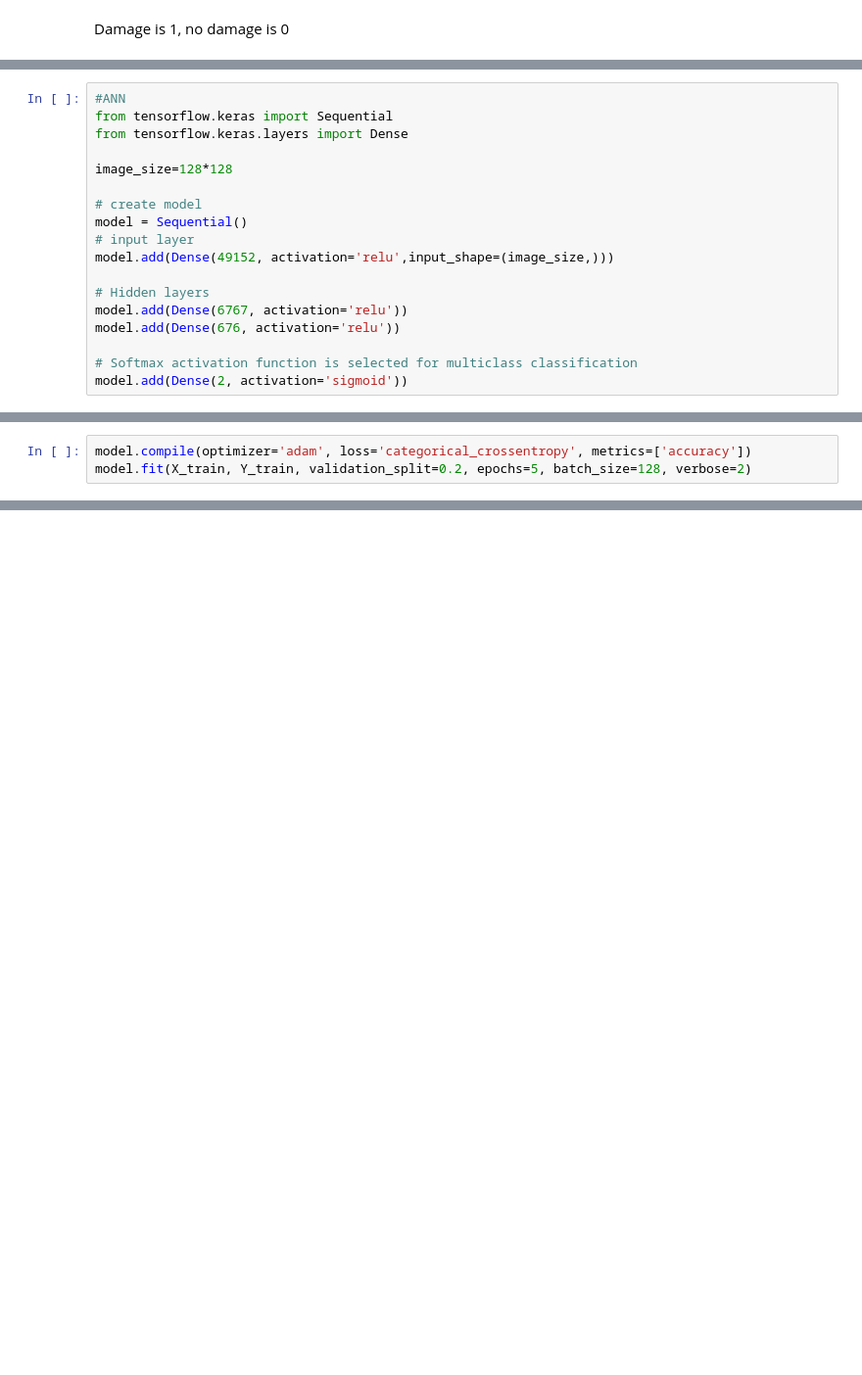
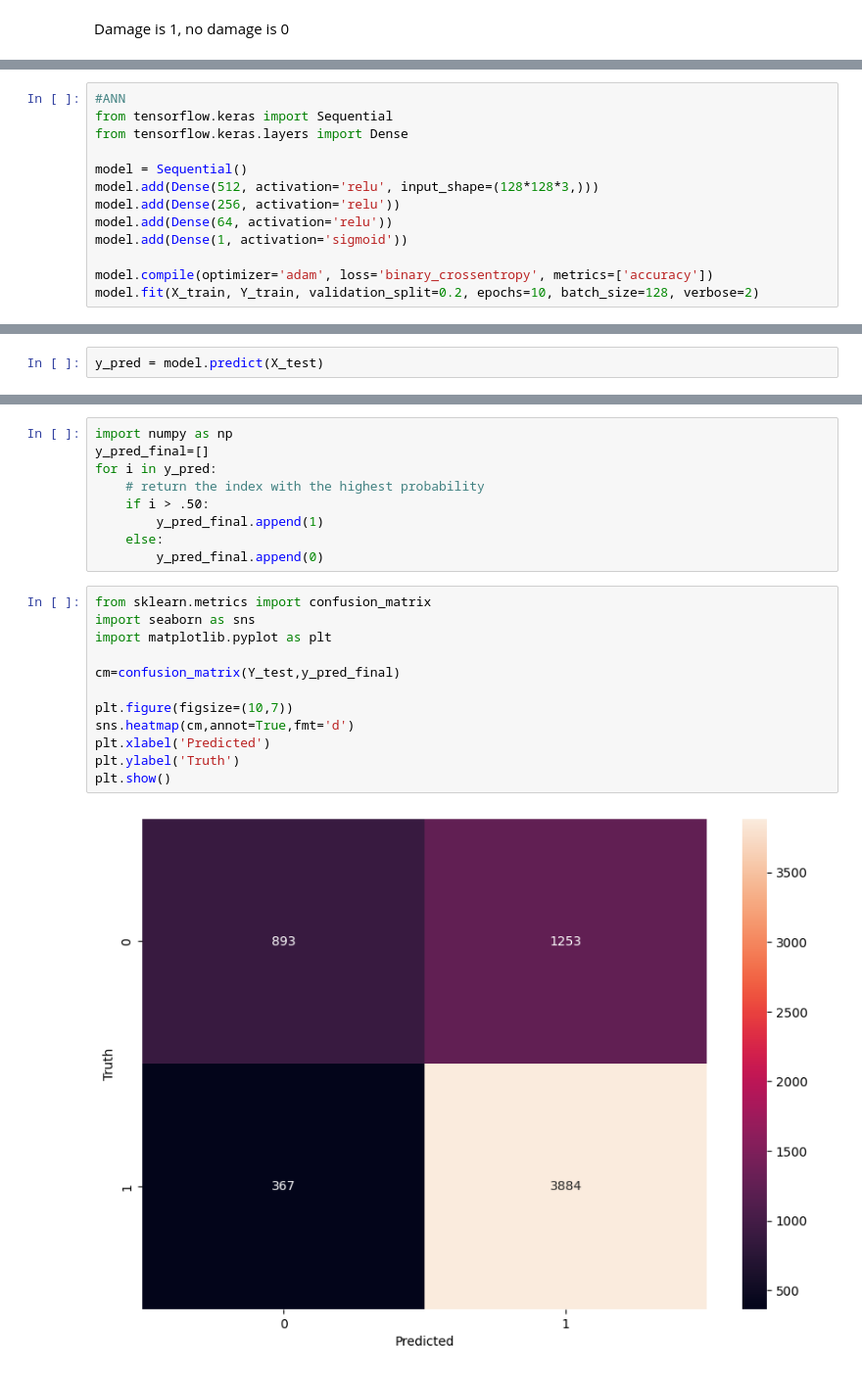
Before and after one commit to leechee/coe379L, a Jupyter notebook: project2/project2.ipynb, the cells around one changed output, grey strips where cells are left out. Shown at 98% size. Cells and saved outputs as stored; diff of their text form; blank space fills up the shorter version.

```diff
--- a/project2/project2.ipynb
+++ b/project2/project2.ipynb
@@ -172,16 +186,11 @@ df.head()
 from tensorflow.keras import Sequential
 from tensorflow.keras.layers import Dense
 
-image_size=128*128
+model = Sequential()
+model.add(Dense(512, activation='relu', input_shape=(128*128*3,)))
+model.add(Dense(256, activation='relu'))
+model.add(Dense(64, activation='relu'))
+model.add(Dense(1, activation='sigmoid'))
 
-# create model
-model = Sequential()
-# input layer
-model.add(Dense(49152, activation='relu',input_shape=(image_size,)))
-
-# Hidden layers
-model.add(Dense(6767, activation='relu'))
-model.add(Dense(676, activation='relu'))
-
-# Softmax activation function is selected for multiclass classification
-model.add(Dense(2, activation='sigmoid'))
+model.compile(optimizer='adam', loss='binary_crossentropy', metrics=['accuracy'])
+model.fit(X_train, Y_train, validation_split=0.2, epochs=10, batch_size=128, verbose=2)
@@ -188,3 +219,0 @@ model.add(Dense(2, activation='sigmoid'))
-# %%
-model.compile(optimizer='adam', loss='categorical_crossentropy', metrics=['accuracy'])
-model.fit(X_train, Y_train, validation_split=0.2, epochs=5, batch_size=128, verbose=2)
@@ -190,0 +240,2 @@ model.fit(X_train, Y_train, validation_split=0.2, epochs=5, batch_size=128, verb
+# %%
+y_pred = model.predict(X_test)
@@ -190,0 +252,23 @@ model.fit(X_train, Y_train, validation_split=0.2, epochs=5, batch_size=128, verb
+# %%
+import numpy as np
+y_pred_final=[]
+for i in y_pred:
+    # return the index with the highest probability
+    if i > .50:
+        y_pred_final.append(1)
+    else:
+        y_pred_final.append(0)
+# %%
+from sklearn.metrics import confusion_matrix
+import seaborn as sns
+import matplotlib.pyplot as plt
+
+cm=confusion_matrix(Y_test,y_pred_final)
+
+plt.figure(figsize=(10,7))
+sns.heatmap(cm,annot=True,fmt='d')
+plt.xlabel('Predicted')
+plt.ylabel('Truth')
+plt.show()
+# %% [output]
+[figure, added]
```
Also changed, not shown: parts of 24 cells of this notebook.
